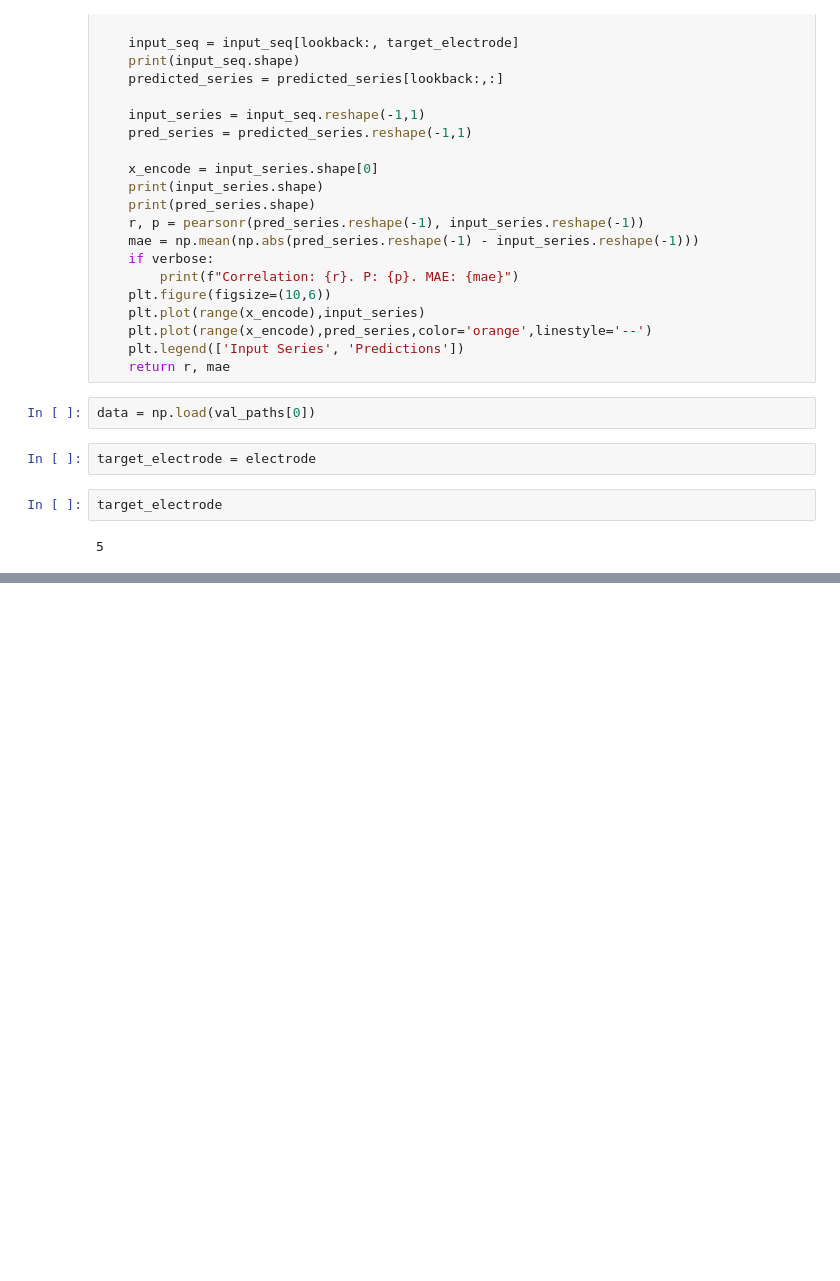
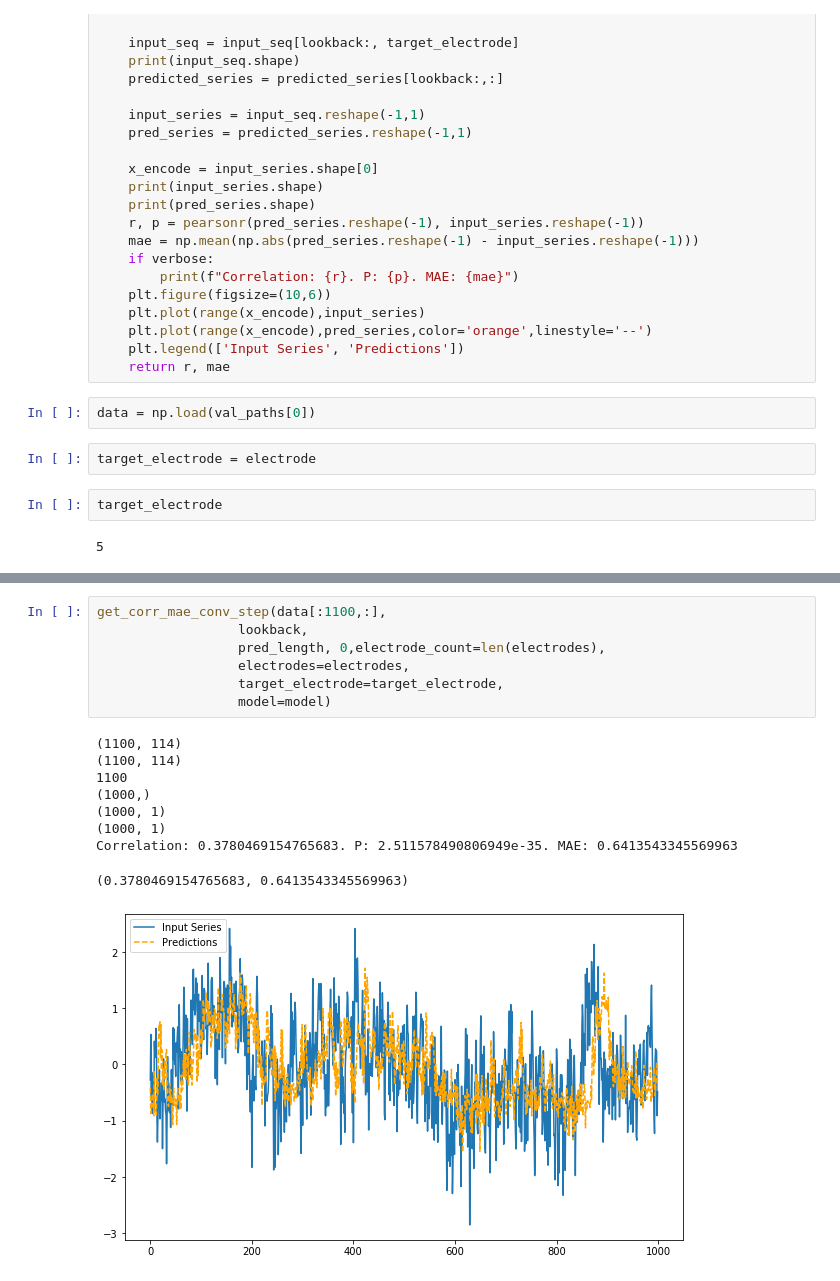
Before and after one commit to theodormarcu/brain2brain, a Jupyter notebook: experiments/notebooks/many_to_one/wavenet_m2o.ipynb, the cells around one changed output, grey strips where cells are left out. Cells and saved outputs as stored; diff of their text form; blank space fills up the shorter version.

```diff
--- a/experiments/notebooks/many_to_one/wavenet_m2o.ipynb
+++ b/experiments/notebooks/many_to_one/wavenet_m2o.ipynb
@@ -530,0 +611,17 @@ Correlation: 0.46129168676141186. P: 9.724977238582886e-101. MAE: 0.652126124394
+# %%
+get_corr_mae_conv_step(data[:1100,:],
+                  lookback,
+                  pred_length, 0,electrode_count=len(electrodes),
+                  electrodes=electrodes,
+                  target_electrode=target_electrode,
+                  model=model)
+# %% [output]
+(1100, 114)
+(1100, 114)
+1100
+(1000,)
+(1000, 1)
+(1000, 1)
+Correlation: 0.3780469154765683. P: 2.511578490806949e-35. MAE: 0.6413543345569963
+(0.3780469154765683, 0.6413543345569963)
+[figure, added]
```
Also changed, not shown: parts of 29 cells of this notebook, 17 other files.
